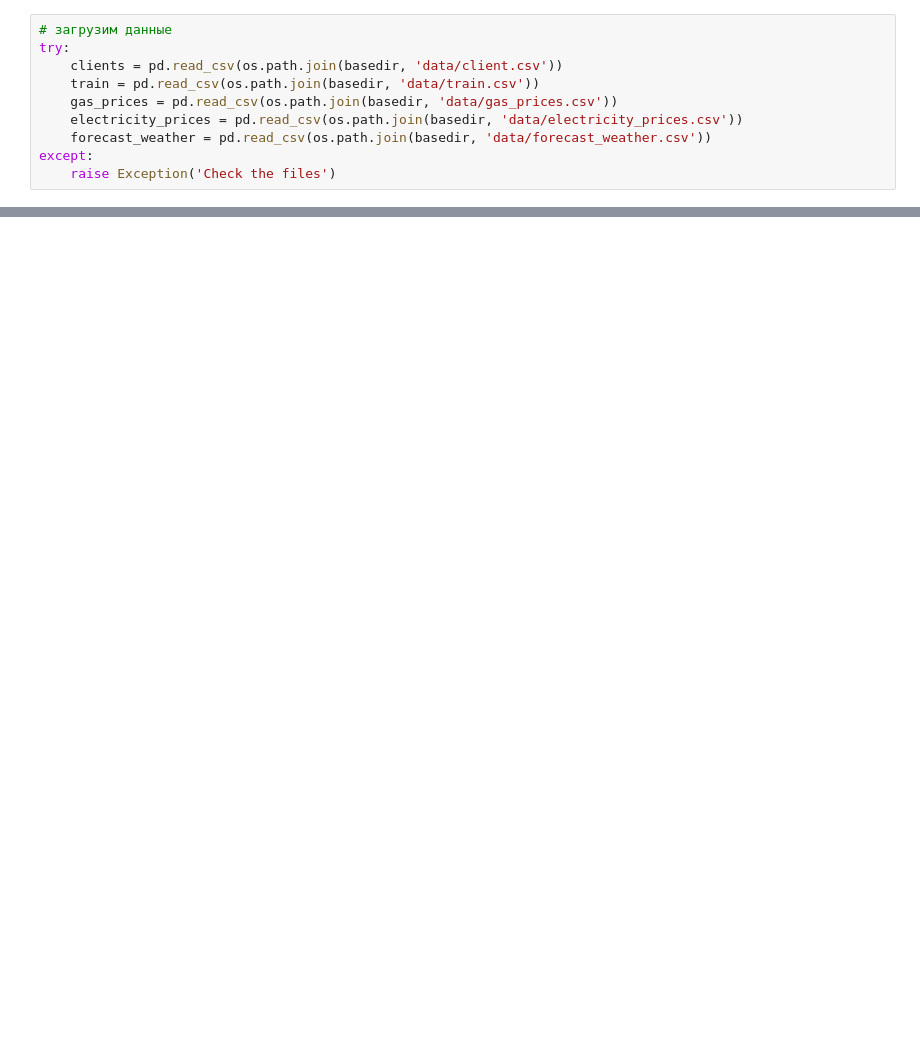
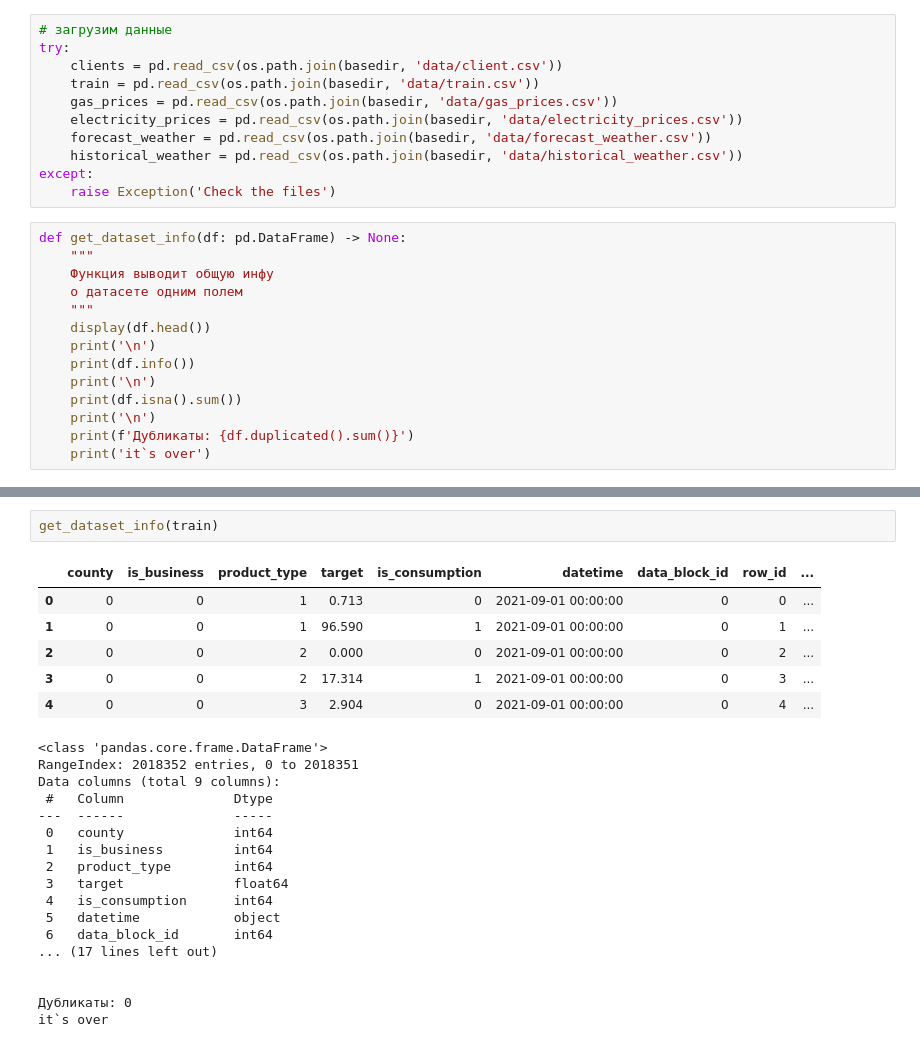
Before and after one commit to themjdex/energy-behavior-predictions, a Jupyter notebook: Enefit.ipynb, the cells around one changed output, grey strips where cells are left out. Drawn from its saved outputs; the diff is of its cells as text; blank space fills up the shorter version.

Commit message:
add description and description of fields and superficial study of data

```diff
--- a/Enefit.ipynb
+++ b/Enefit.ipynb
@@ -25,5 +43,20 @@ try:
     gas_prices = pd.read_csv(os.path.join(basedir, 'data/gas_prices.csv'))
     electricity_prices = pd.read_csv(os.path.join(basedir, 'data/electricity_prices.csv'))
     forecast_weather = pd.read_csv(os.path.join(basedir, 'data/forecast_weather.csv'))
+    historical_weather = pd.read_csv(os.path.join(basedir, 'data/historical_weather.csv'))
 except:
     raise Exception('Check the files')
+# %%
+def get_dataset_info(df: pd.DataFrame) -> None:
+    """
+    Функция выводит общую инфу
+    о датасете одним полем
+    """
+    display(df.head())
+    print('\n')
+    print(df.info())
+    print('\n')
+    print(df.isna().sum())
+    print('\n')
+    print(f'Дубликаты: {df.duplicated().sum()}')
+    print('it`s over')
@@ -29,0 +98,26 @@ except:
+# %%
+get_dataset_info(train)
+# %% [output]
+|  | county | is_business | product_type | target | is_consumption | datetime | data_block_id | row_id | ... |
+| 0 | 0 | 0 | 1 | 0.713 | 0 | 2021-09-01 00:00:00 | 0 | 0 | ... |
+| 1 | 0 | 0 | 1 | 96.590 | 1 | 2021-09-01 00:00:00 | 0 | 1 | ... |
+| 2 | 0 | 0 | 2 | 0.000 | 0 | 2021-09-01 00:00:00 | 0 | 2 | ... |
+| 3 | 0 | 0 | 2 | 17.314 | 1 | 2021-09-01 00:00:00 | 0 | 3 | ... |
+| 4 | 0 | 0 | 3 | 2.904 | 0 | 2021-09-01 00:00:00 | 0 | 4 | ... |
+<class 'pandas.core.frame.DataFrame'>
+RangeIndex: 2018352 entries, 0 to 2018351
+Data columns (total 9 columns):
+ #   Column              Dtype
+---  ------              -----
+ 0   county              int64
+ 1   is_business         int64
+ 2   product_type        int64
+ 3   target              float64
+ 4   is_consumption      int64
+ 5   datetime            object
+ 6   data_block_id       int64
+... (17 lines left out)
+
+
+Дубликаты: 0
+it`s over
```
Also changed, not shown: parts of 13 cells of this notebook.
